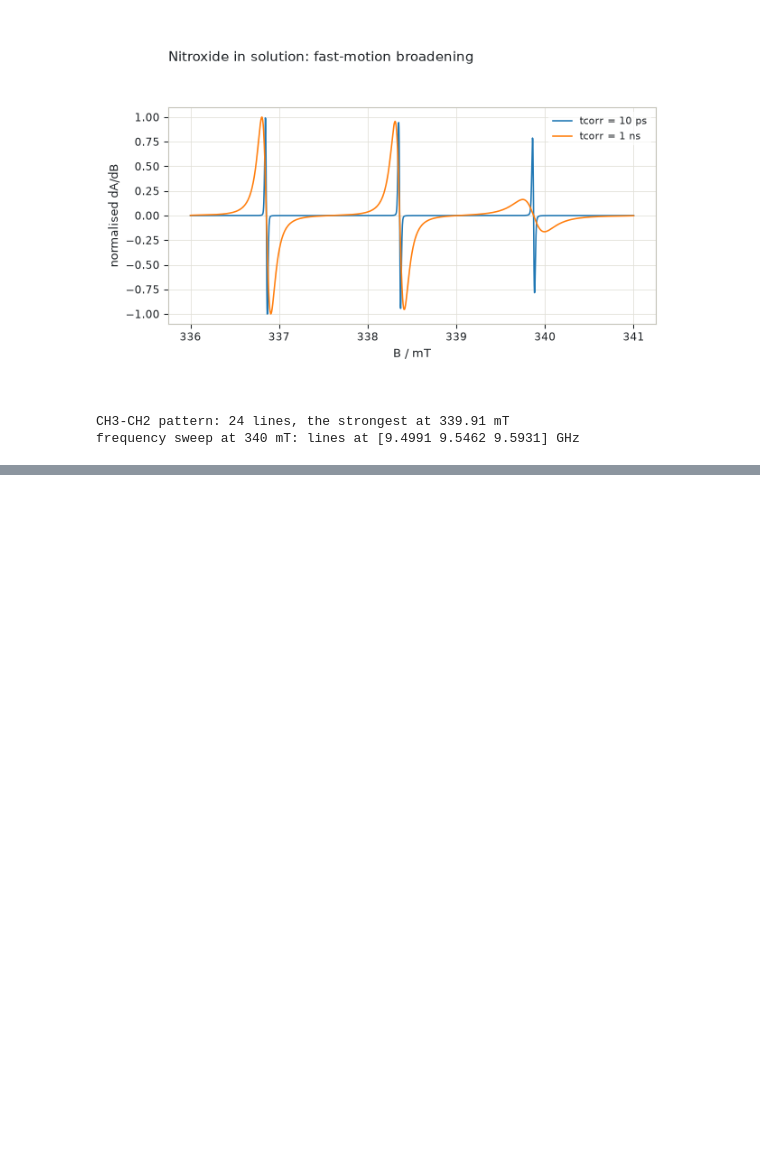
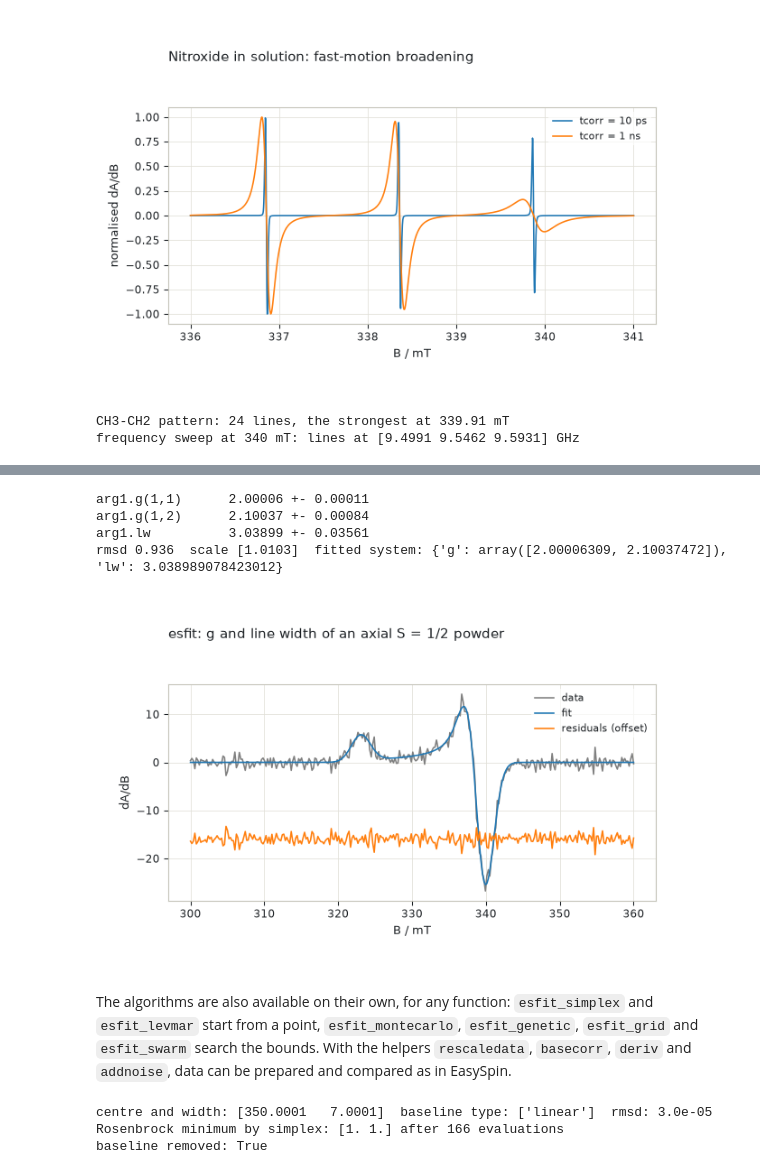
Before and after one commit to ajerschow/spynach, a Jupyter notebook: docs/notebooks/epreasy.ipynb, the cells around one changed output, grey strips where cells are left out. Cells and saved outputs as stored; diff of their text form; code cells hidden in the pictures; blank space fills up the shorter version.

```diff
--- a/docs/notebooks/epreasy.ipynb
+++ b/docs/notebooks/epreasy.ipynb
@@ -508,0 +493,46 @@ not ported.
+# %%
+truth = {"g": [2.0, 2.1], "lw": 3}
+exp = {"mwFreq": 9.5, "Range": [300, 360], "nPoints": 300}
+measured = es.addnoise(es.pepper(truth, exp, {"FuzzLevel": 0}).spec, 40, "n", rng=1)
+start = [{"g": [2.005, 2.095], "lw": 2.5}, exp, {"FuzzLevel": 0}]  # within a line width of the truth
+result = es.esfit(measured, es.pepper, start, [{"g": [0.02, 0.02], "lw": 1.5}], {"Verbosity": 0})
+for name, value, std in zip(result.pnames, result.pfit, result.pstd, strict=True):
+    print(f"{name:14s} {value:9.5f} +- {std:.5f}")
+print("rmsd", round(result.rmsd, 3), " scale", result.scale.round(4), " fitted system:", result.argsfit[0])
+# %% [output]
+arg1.g(1,1)      2.00006 +- 0.00011
+arg1.g(1,2)      2.10037 +- 0.00084
+arg1.lw          3.03899 +- 0.03561
+rmsd 0.936  scale [1.0103]  fitted system: {'g': array([2.00006309, 2.10037472]), 'lw': 3.038989078423012}
+# %%
+import plotly.graph_objects as go
+
+B = np.linspace(300, 360, 300)
+fig = go.Figure()
+fig.add_trace(go.Scatter(x=B, y=measured, mode="lines", name="data", line={"color": "gray"}))
+fig.add_trace(go.Scatter(x=B, y=result.fit, mode="lines", name="fit"))
+fig.add_trace(go.Scatter(x=B, y=result.residuals - 0.6 * np.abs(measured).max(), mode="lines", name="residuals (offset)"))
+fig.update_layout(title="esfit: g and line width of an axial S = 1/2 powder", xaxis_title="B / mT", yaxis_title="dA/dB", width=700, height=420)
+fig
+# %% [output]
+[figure, added]
+# %% [markdown]
+The algorithms are also available on their own, for any function:
+`esfit_simplex` and `esfit_levmar` start from a point, `esfit_montecarlo`,
+`esfit_genetic`, `esfit_grid` and `esfit_swarm` search the bounds. With the
+helpers `rescaledata`, `basecorr`, `deriv` and `addnoise`, data can be
+prepared and compared as in EasySpin.
+# %%
+x = np.linspace(300, 400, 200)
+model = lambda p: 5 * np.exp(-((x - p[0]) ** 2) / (2 * p[1] ** 2))  # noqa: E731
+data = model([350, 7]) + 0.4 + 0.003 * (x - 300)  # with a sloping baseline
+fit = es.esfit(data, model, [340, 5], [50, 20], {"Method": "levmar", "BaseLine": 1, "Verbosity": 0})
+print("centre and width:", fit.pfit.round(4), " baseline type:", fit.baselinetype, " rmsd:", f"{fit.rmsd:.1e}")
+xmin, info = es.esfit_simplex(lambda p: (p[0] - 1) ** 2 + 100 * (p[1] - p[0] ** 2) ** 2, [-1, 1.5], [-2, -2], [2, 2])
+print("Rosenbrock minimum by simplex:", xmin.round(3), "after", info["nEvals"], "evaluations")
+corrected, baseline = es.basecorr(data, 1, 1, region=np.abs(x - 350) > 35)  # fit the baseline beside the line
+print("baseline removed:", np.abs(corrected - model([350, 7])).max() < 1e-4)
+# %% [output]
+centre and width: [350.0001   7.0001]  baseline type: ['linear']  rmsd: 3.0e-05
+Rosenbrock minimum by simplex: [1. 1.] after 166 evaluations
+baseline removed: True
```
Also changed, not shown: parts of 4 cells of this notebook, 21 other files.
